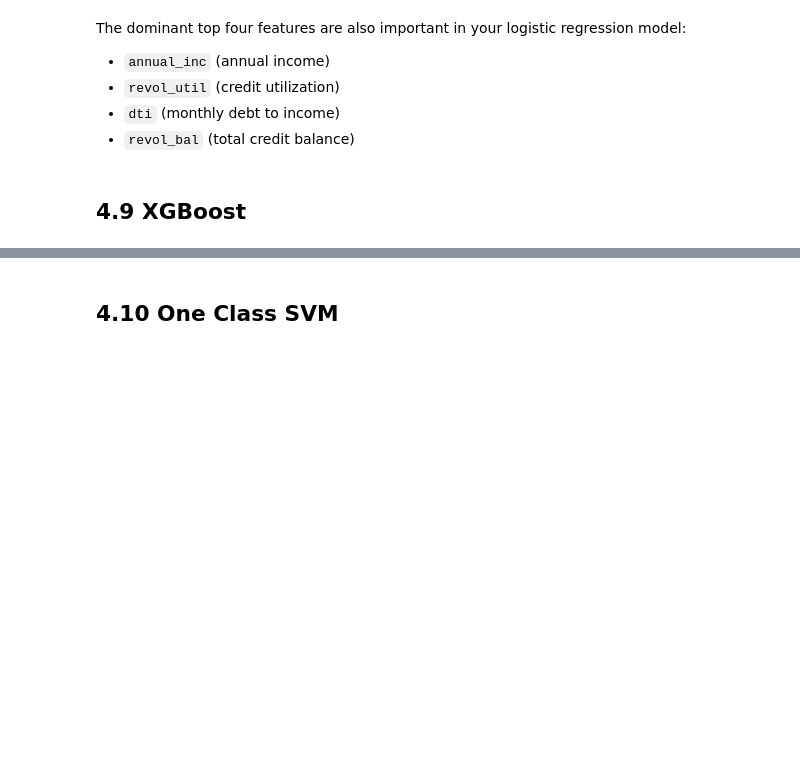
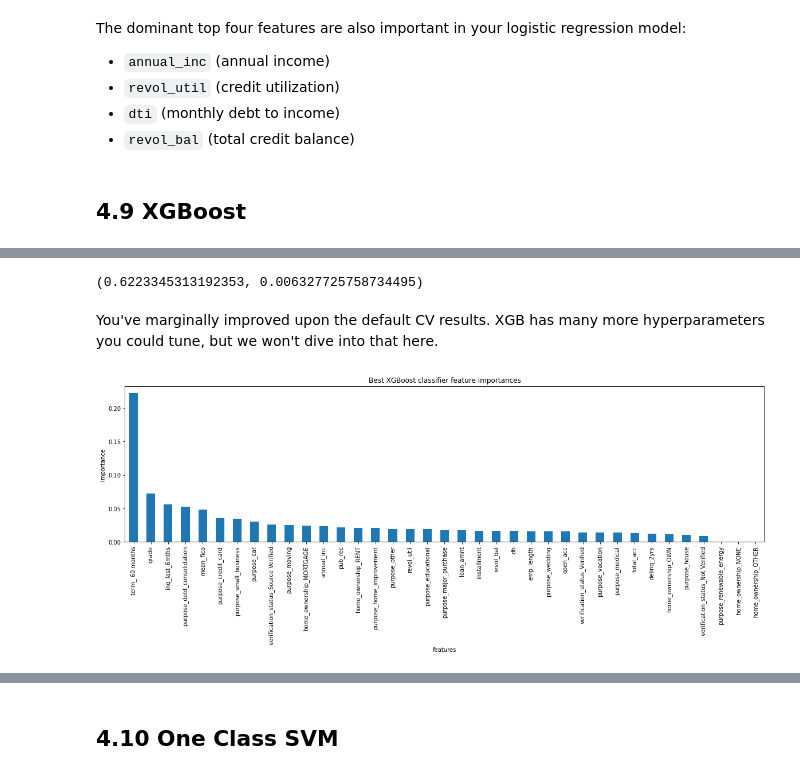
Before and after one commit to jimbringerofjollity/lending-club, a Jupyter notebook: Notebooks/04_preprocessing_and_training.ipynb, the cells around one changed output, grey strips where cells are left out. Cells and saved outputs as stored; diff of their text form; code cells hidden in the pictures; blank space fills up the shorter version.

Commit message:
added xgboost

```diff
--- a/Notebooks/04_preprocessing_and_training.ipynb
+++ b/Notebooks/04_preprocessing_and_training.ipynb
@@ -850,0 +858,11 @@ The dominant top four features are also important in your logistic regression mo
+# %%
+#Code task 22#
+#Define a pipeline comprising the steps:
+#StandardScaler(),
+#and XGBClassifier() with a random state of 47
+XGB_pipe = make_pipeline(
+    SMOTE(sampling_strategy=0.2,random_state=47),
+    RandomUnderSampler(sampling_strategy=0.8,random_state=47),
+    StandardScaler(),
+    XGBClassifier(random_state=47)
+)
@@ -850,0 +896,7 @@ The dominant top four features are also important in your logistic regression mo
+# %%
+n_est = [int(n) for n in range(1,21)]
+grid_params = {
+        'xgbclassifier__n_estimators': n_est,
+        'standardscaler': [StandardScaler(), None]
+}
+grid_params
@@ -850,0 +921,10 @@ The dominant top four features are also important in your logistic regression mo
+# %%
+#Code task 24#
+#Call `GridSearchCV` with the random forest pipeline, passing in the above `grid_params`
+#dict for parameters to evaluate, 5-fold cross-validation, and all available CPU cores (if desired)
+xgb_grid_cv = GridSearchCV(XGB_pipe, param_grid=grid_params, cv=5, scoring='balanced_accuracy', n_jobs=-1)
+# %%
+#Code task 25#
+#Now call the `GridSearchCV`'s `fit()` method with `X_train` and `y_train` as arguments
+#to actually start the grid search. This may take a minute or two.
+xgb_grid_cv.fit(X_train, y_train)
@@ -850,0 +969,22 @@ The dominant top four features are also important in your logistic regression mo
+# %%
+np.mean(xgb_best_scores), np.std(xgb_best_scores)
+# %% [output]
+(0.6223345313192353, 0.006327725758734495)
+# %% [markdown]
+You've marginally improved upon the default CV results. XGB has many more hyperparameters you could tune, but we won't dive into that here.
+# %%
+#Code task 27#
+#Plot a barplot of the XGBoost's feature importances,
+#assigning the `feature_importances_` attribute of
+#`rf_grid_cv.best_estimator_.named_steps.xgbclassifier` to the name `imps` to then
+#create a pandas Series object of the feature importances, with the index given by the
+#training data column names, sorting the values in descending order
+plt.subplots(figsize=(20, 5))
+imps = xgb_grid_cv.best_estimator_.named_steps.xgbclassifier.feature_importances_
+xgb_feat_imps = pd.Series(imps, index=X_train.columns).sort_values(ascending=False)
+xgb_feat_imps.plot(kind='bar')
+plt.xlabel('features')
+plt.ylabel('importance')
+plt.title('Best XGBoost classifier feature importances');
+# %% [output]
+[figure, added]
```
Also changed, not shown: parts of 26 cells of this notebook.
